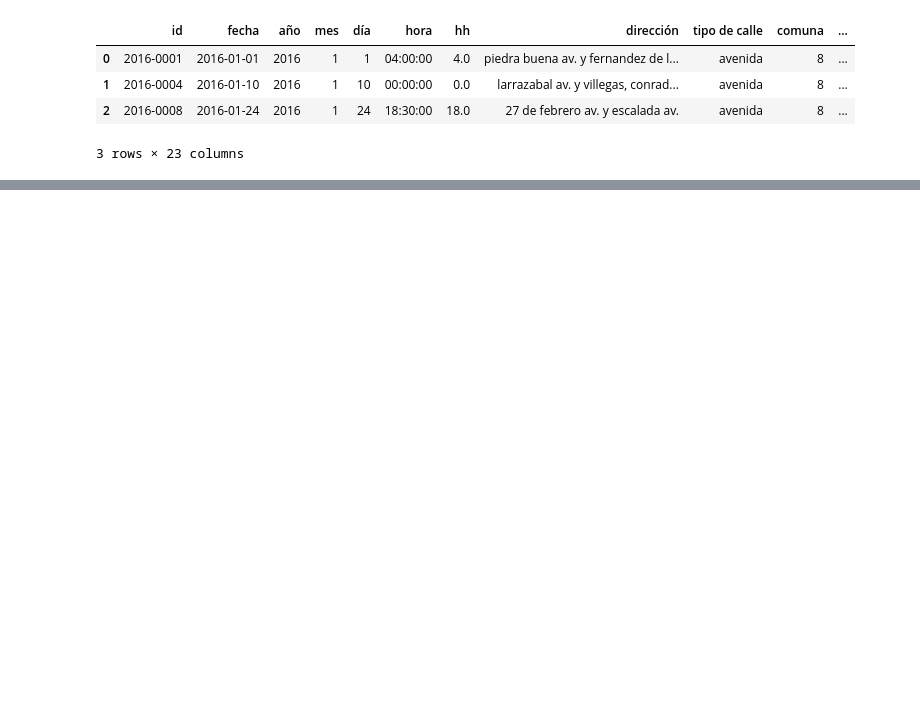
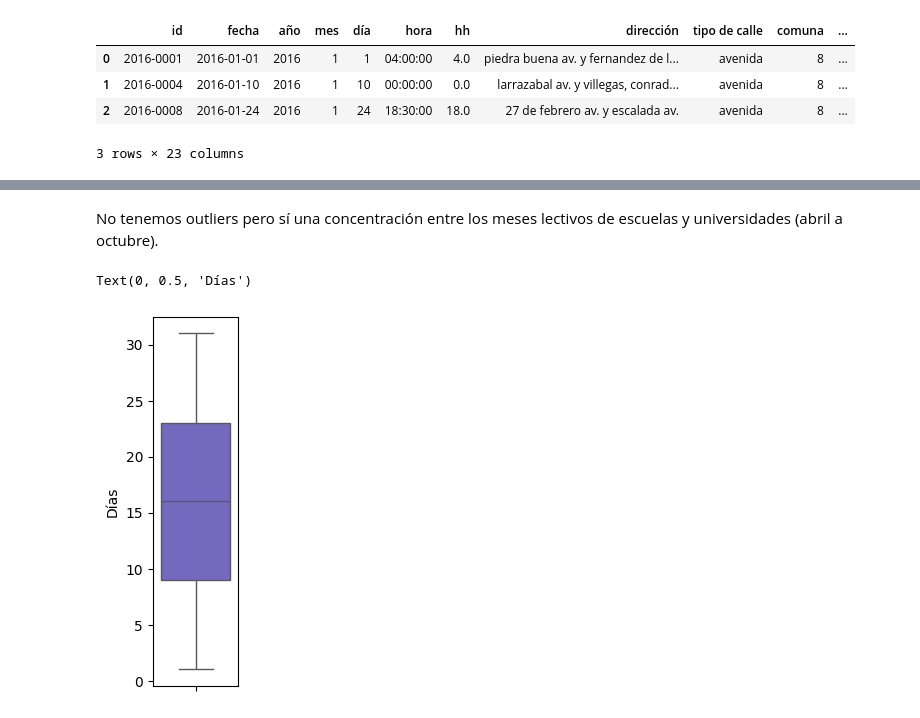
Before and after one commit to paulusbrizzi/BA-Siniestros-Viales, a Jupyter notebook: notebooks/1_ETL.ipynb, the cells around one changed output, grey strips where cells are left out. Saved outputs shown, nothing was run; the diff lists cells and outputs as text; code cells hidden in the pictures; blank space fills up the shorter version.

```diff
--- a/notebooks/1_ETL.ipynb
+++ b/notebooks/1_ETL.ipynb
@@ -458,0 +631,9 @@ siniestros1.to_csv("siniestros.csv", index=False)
+# %% [markdown]
+No tenemos outliers pero sí una concentración entre los meses lectivos de escuelas y universidades (abril a octubre).
+# %%
+plt.subplot(1, 5, 2)
+sns.boxplot(data=siniestros1, y='día', color = "#6A5ACD")
+plt.ylabel('Días')
+# %% [output]
+Text(0, 0.5, 'Días')
+[figure, added]
```
Also changed, not shown: parts of 58 cells of this notebook, 1 other file.
